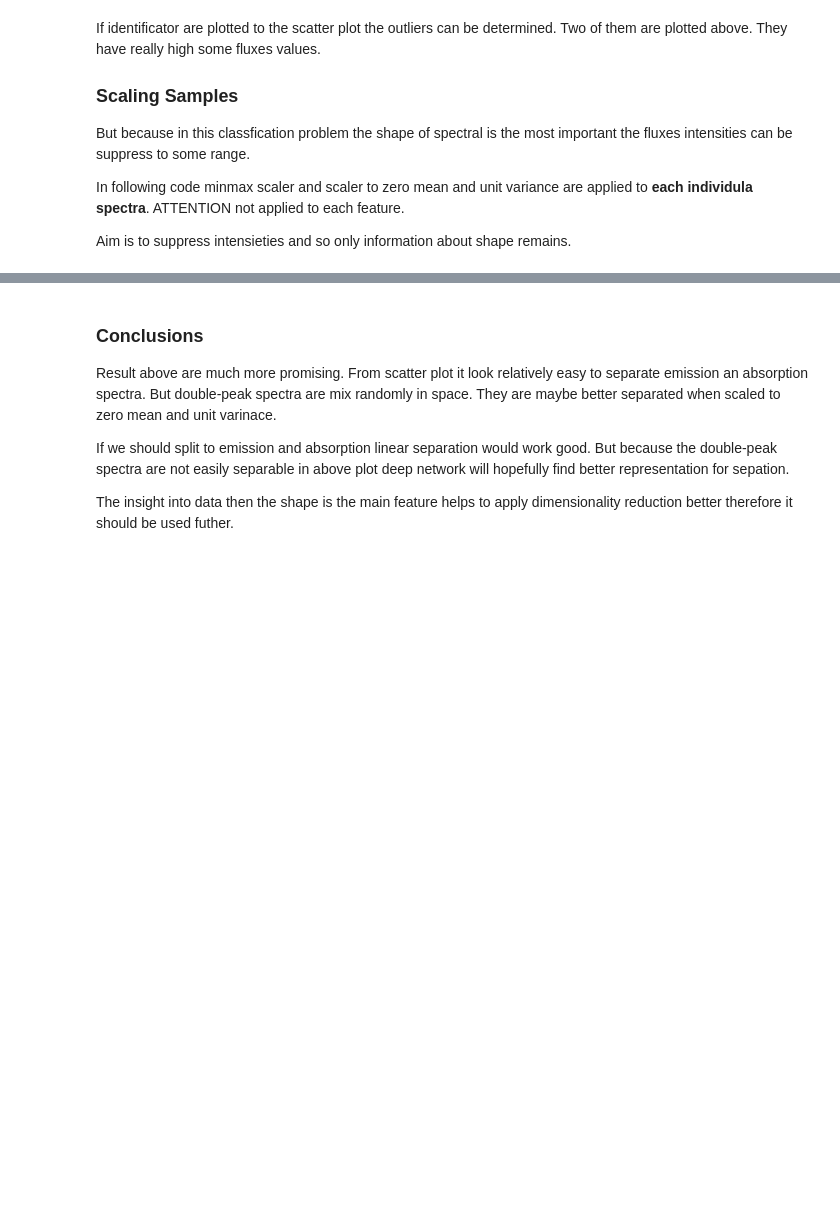
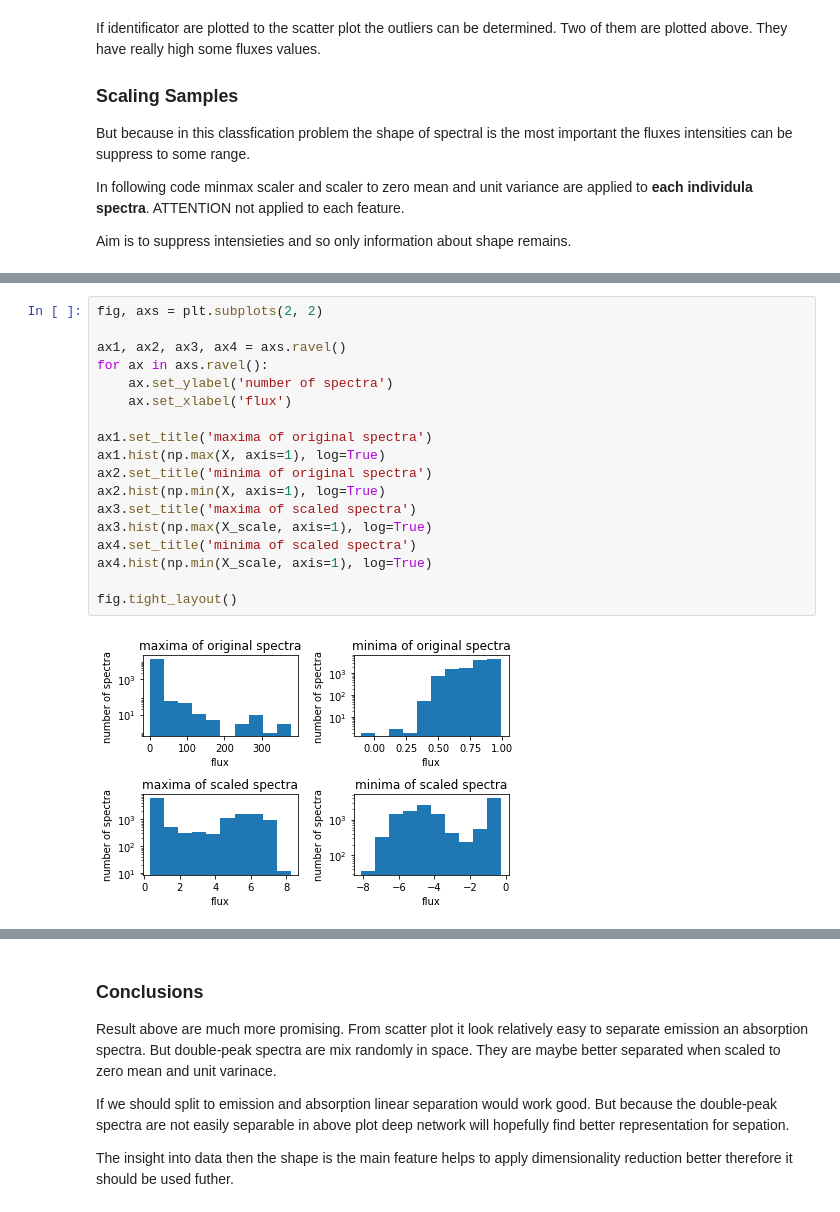
Before and after one commit to podondra/bt-spectraldl, a Jupyter notebook: notebooks/08-dimensionality.ipynb, the cells around one changed output, grey strips where cells are left out. Saved outputs shown, nothing was run; the diff lists cells and outputs as text; blank space fills up the shorter version.

```diff
--- a/notebooks/08-dimensionality.ipynb
+++ b/notebooks/08-dimensionality.ipynb
@@ -91,0 +97,20 @@ plot_scatter(X_scale_pca, y)
+# %%
+fig, axs = plt.subplots(2, 2)
+
+ax1, ax2, ax3, ax4 = axs.ravel()
+for ax in axs.ravel():
+    ax.set_ylabel('number of spectra')
+    ax.set_xlabel('flux')
+
+ax1.set_title('maxima of original spectra')
+ax1.hist(np.max(X, axis=1), log=True)
+ax2.set_title('minima of original spectra')
+ax2.hist(np.min(X, axis=1), log=True)
+ax3.set_title('maxima of scaled spectra')
+ax3.hist(np.max(X_scale, axis=1), log=True)
+ax4.set_title('minima of scaled spectra')
+ax4.hist(np.min(X_scale, axis=1), log=True)
+
+fig.tight_layout()
+# %% [output]
+[figure, added]
```
Also changed, not shown: parts of 17 cells of this notebook.
